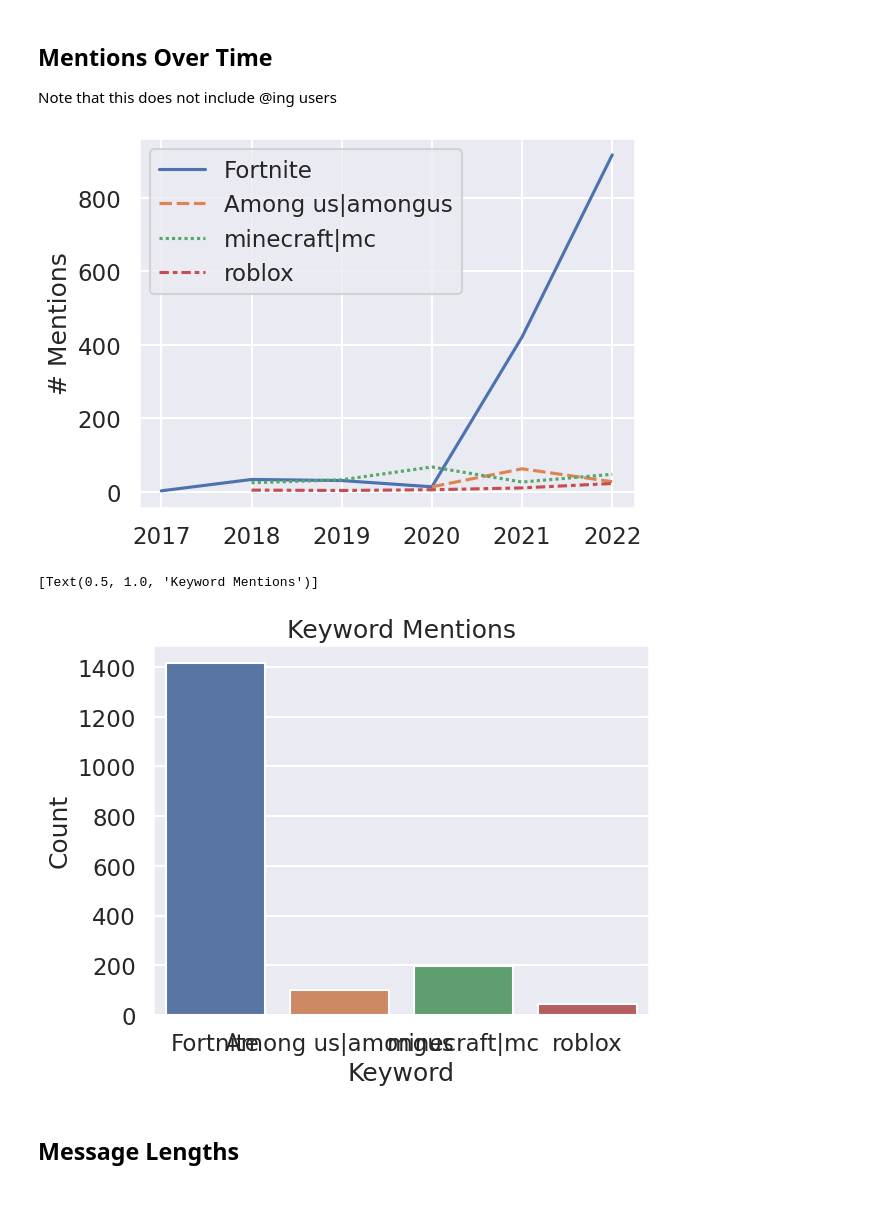
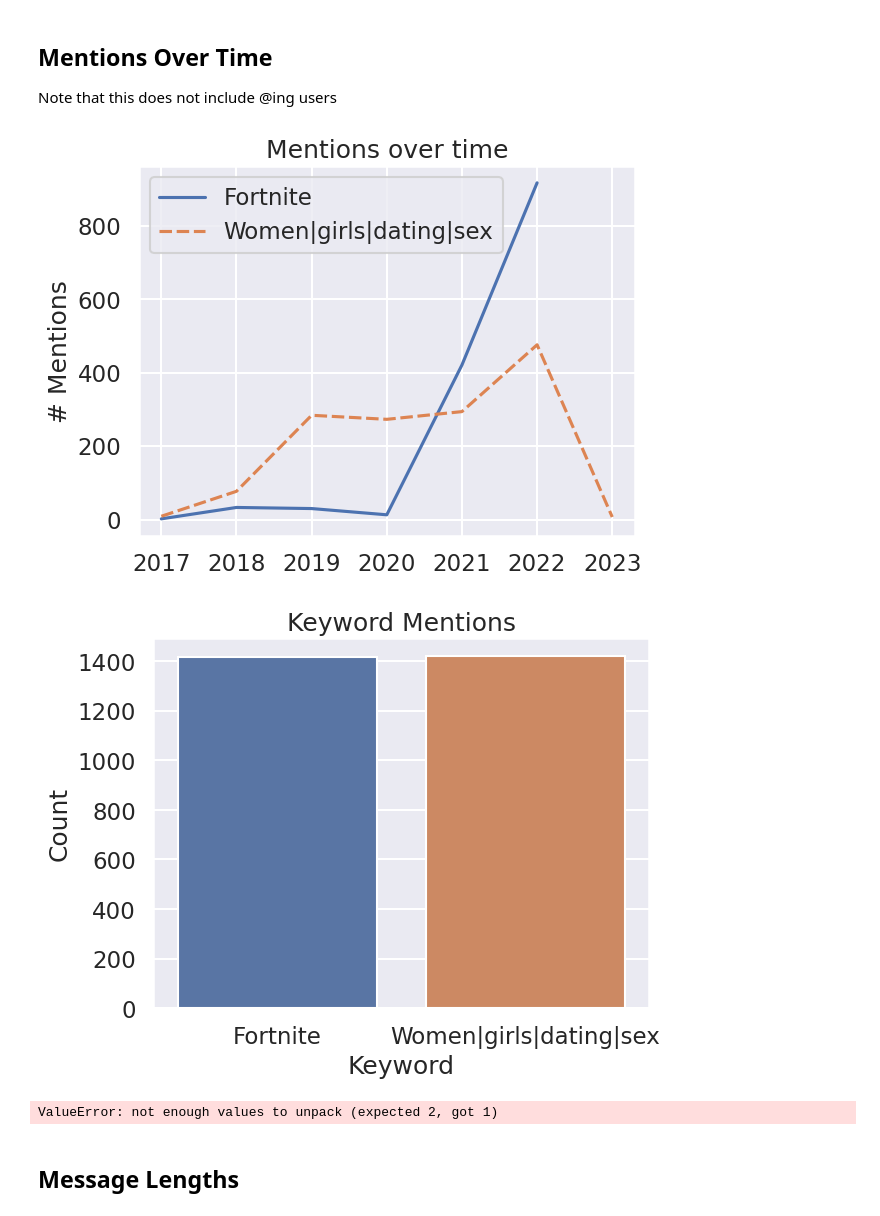
Before and after one commit to codekisser/discord-data-analyzer, a Jupyter notebook: analyzer.ipynb, the cells around one changed output. Drawn from its saved outputs; the diff is of its cells as text; code cells hidden in the pictures.

```diff
--- a/analyzer.ipynb
+++ b/analyzer.ipynb
@@ -39,7 +41,7 @@ Note: you may need to restart the kernel to use updated packages.
 # %%
-# @title Params
+# @title Timezone
 import pandas as pd
-TimeZone = "US/Central" #@param {type:"string"}
+TimeZone = "US/Eastern" #@param {type:"string"}
 date = pd.Timestamp.now(tz=TimeZone)
 print("See if your timezone is correct: ", date)
 # %% [output]
@@ -106,10 +109,9 @@ subdirs = next(os.walk('package/messages'))[1]
 for subdir in subdirs:
   df = pd.read_csv(os.path.join("package/messages", subdir, "messages.csv"))
   df["Channel"] = channel_name_map.get(f'c{subdir}', None)
-  df = df.drop('Attachments', axis=1)
-  df = df.drop('ID', axis=1)
   df_acc.append(df)
 df = pd.concat(df_acc)
+df = df[['Timestamp', 'Contents', 'Channel']]
 assert 'Timestamp' in df, 'Contents' in df
 print(f'{len(df.index)} Messages loaded')
 # %% [output]
@@ -301,22 +298,22 @@ ax.set(title="Message Activity Heatmap", ylabel="Hour of Day");
 
 Note that this does not include @ing users
 # %%
-CommaSeparatedKeywords = "Fortnite, Among us|amongus, minecraft|mc, roblox" #@param {type:"string"}
+CommaSeparatedKeywords = "Fortnite, Women|girls|dating|sex" #@param {type:"string"}
 
 keywords = [k.strip() for k in CommaSeparatedKeywords.split(r",")]
 
 def get_mentions_timeseries(df, keyword):
   keyword = keyword_match_wrapper(keyword)
   filtered_rows = df[df['Contents'].str.contains(keyword, case=False)]
   return group_and_transform_data(filtered_rows, pd.Series(filtered_rows['Timestamp'].dt.year), lambda df: len(df.index))
 
 res = {keyword: get_mentions_timeseries(df, keyword)[0] for keyword in keywords}
 res = pd.concat(res.values(), keys=keywords, axis=1)
 res.sort_index(inplace=True)
 ax = sns.lineplot(res)
-ax.set(ylabel="# Mentions");
+ax.set(title="Mentions over time", ylabel="# Mentions");
 # %% [output]
-[figure, old version]
+[figure, new version]
 # %%
 keyword_occurence_count = pd.DataFrame({"Keyword": keywords})
 count_mentions = lambda keyword: df['Contents'].str.contains(keyword_match_wrapper(keyword), case=False).sum()
@@ -324,8 +321,20 @@ keyword_occurence_count['Count'] = keyword_occurence_count['Keyword'].map(count_
 ax = sns.barplot(keyword_occurence_count, x='Keyword', y='Count')
 ax.set(title="Keyword Mentions");
 # %% [output]
-[Text(0.5, 1.0, 'Keyword Mentions')]
-[figure, old version]
+[figure, new version]
+# %%
+emojis = {
+    "🙂": ":[\\s\\-]?)😀|😃|😄|😆|🙂",
+    "": "",
+    "😩": "😩"
+}
+emoji_usage = {k: get_mentions_timeseries(df, v)[0] for k, v in emojis }
+res = pd.concat(emoji_usage.values(), keys=keywords, axis=1)
+res.sort_index(inplace=True)
+ax = sns.lineplot(res)
+ax.set(title="Mentions over time", ylabel="# Mentions");
+# %% [output]
+ValueError: not enough values to unpack (expected 2, got 1)
 # %% [markdown]
 ## Message Lengths
 # %%
```
Also changed, not shown: parts of 22 cells of this notebook.
